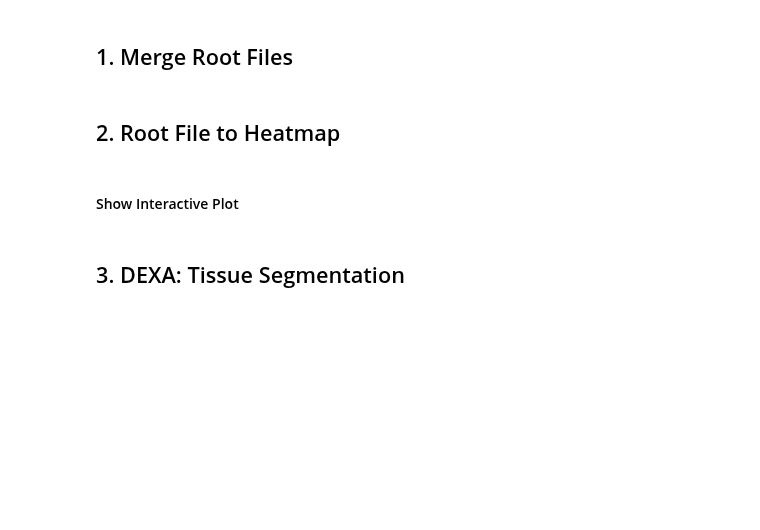
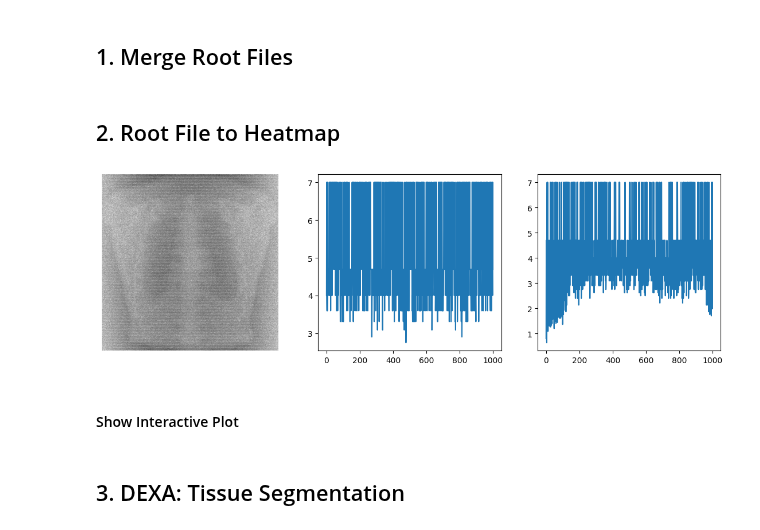
Before and after one commit to miguelcomett/G4_IFI-Team_2024, a Jupyter notebook: MedX_Engine/Radiography_Processing.ipynb, the cells around one changed output. Cells and saved outputs as stored; diff of their text form; code cells hidden in the pictures; blank space fills up the shorter version.

```diff
--- a/MedX_Engine/Radiography_Processing.ipynb
+++ b/MedX_Engine/Radiography_Processing.ipynb
@@ -18,21 +18,24 @@ RadLib.MergeRoots_Parallel(directory, starts_with, output_name, trim_coords)
 # %%
 import Radiography_Library as RadLib
 
 directory = 'BUILD/ROOT/' + '40/'
-directory = '/Users/miguelcomett/geant4-v11.2.2_2/ESTANCIA/'
+# directory = '/Volumes/GIECC/Geant4/'
+directory = '/Users/miguelcomett/geant4-v11.2.2_2/ESTANCIA/CT/'
 
-root_name = "thorax_80_1700" + ".root"
+root_name = "Aang_2" + ".root"
 
 tree_name = "Hits"; x_branch  = "x_ax"; y_branch  = "y_ax"
 
 size = 250
 x_shift = 0
 y_shift = -20
 log_factor = 0.1
 
 save_as = ''
 
 htmp_array, xlim, ylim = RadLib.Root_to_Heatmap(directory, root_name, tree_name, x_branch, y_branch, size, log_factor, x_shift, y_shift, save_as)
+# %% [output]
+[figure, added]
 # %% [markdown]
 #### Show Interactive Plot
 # %%
```
Also changed, not shown: 2 other files.
